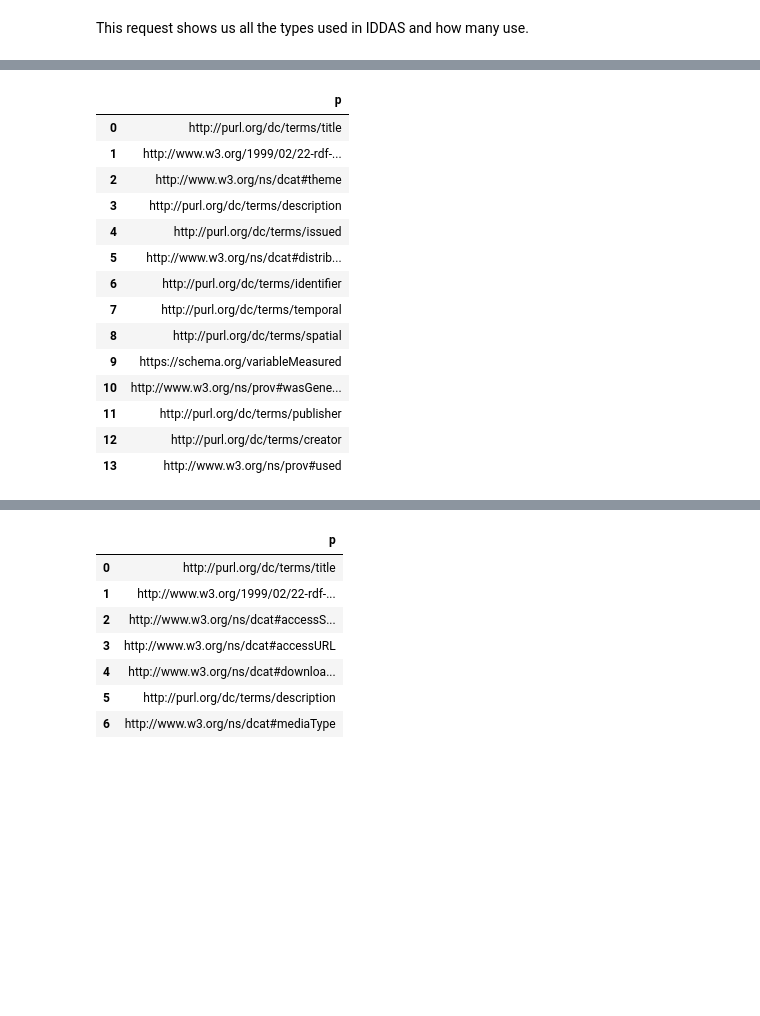
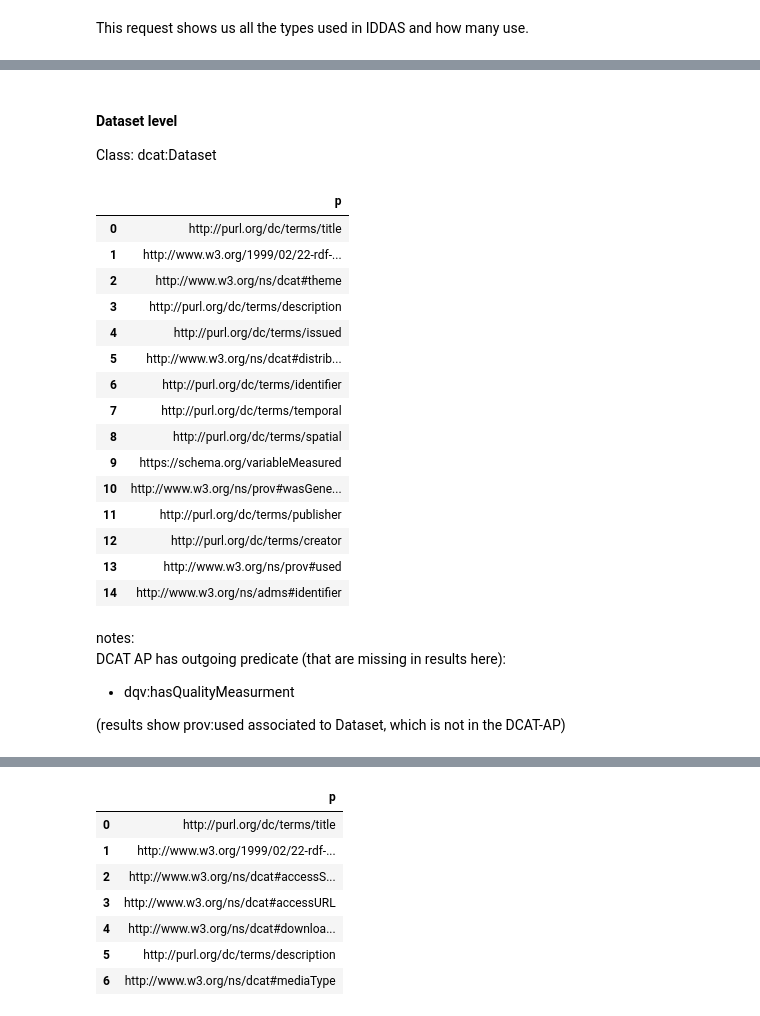
Before and after one commit to fair-ease/iddas-sparql-py-inquiry, a Jupyter notebook: iddas_information.ipynb, the cells around one changed output, grey strips where cells are left out. Drawn from its saved outputs; the diff is of its cells as text; code cells hidden in the pictures; blank space fills up the shorter version.

Commit message:
Update analysis of DCAT-AP conformance

```diff
--- a/iddas_information.ipynb
+++ b/iddas_information.ipynb
@@ -130,22 +137,34 @@ execute_to_df('./sparql_requests/partialCollectionView.sparql')
+# %% [markdown]
+#### Dataset level
+
+Class: dcat:Dataset
 # %%
 # predicates associated with dcat:Dataset
-execute_to_df('./sparql_requests/dataset_predicates.sparql')
+dataset_info = execute_to_df('./sparql_requests/dataset_predicates.sparql')
+dataset_info
 # %% [output]
 |  | p |
 | 0 | http://purl.org/dc/terms/title |
 | 1 | http://www.w3.org/1999/02/22-rdf-... |
 | 2 | http://www.w3.org/ns/dcat#theme |
 | 3 | http://purl.org/dc/terms/description |
 | 4 | http://purl.org/dc/terms/issued |
 | 5 | http://www.w3.org/ns/dcat#distrib... |
 | 6 | http://purl.org/dc/terms/identifier |
 | 7 | http://purl.org/dc/terms/temporal |
 | 8 | http://purl.org/dc/terms/spatial |
 | 9 | https://schema.org/variableMeasured |
 | 10 | http://www.w3.org/ns/prov#wasGene... |
 | 11 | http://purl.org/dc/terms/publisher |
 | 12 | http://purl.org/dc/terms/creator |
 | 13 | http://www.w3.org/ns/prov#used |
+| 14 | http://www.w3.org/ns/adms#identifier |
+# %% [markdown]
+notes:
+DCAT AP has outgoing predicate (that are missing in results here):
+- dqv:hasQualityMeasurment
+
+(results show prov:used associated to Dataset, which is not in the DCAT-AP)
 # %%
 # values of triples: dcat:Dataset --prov:used--> object
 execute_to_df('./sparql_requests/dataset_provused.sparql')
```
Also changed, not shown: parts of 23 cells of this notebook, 1 other file.
